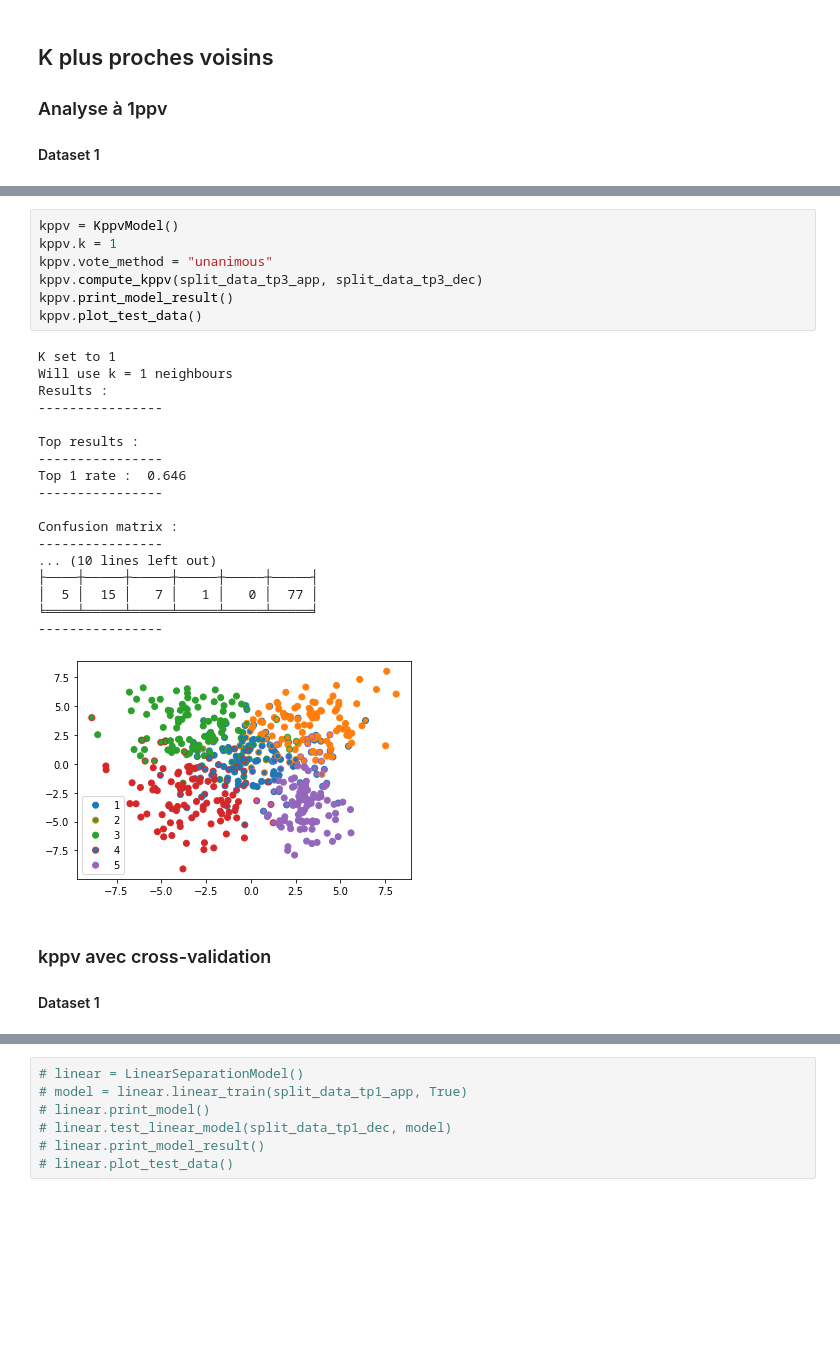
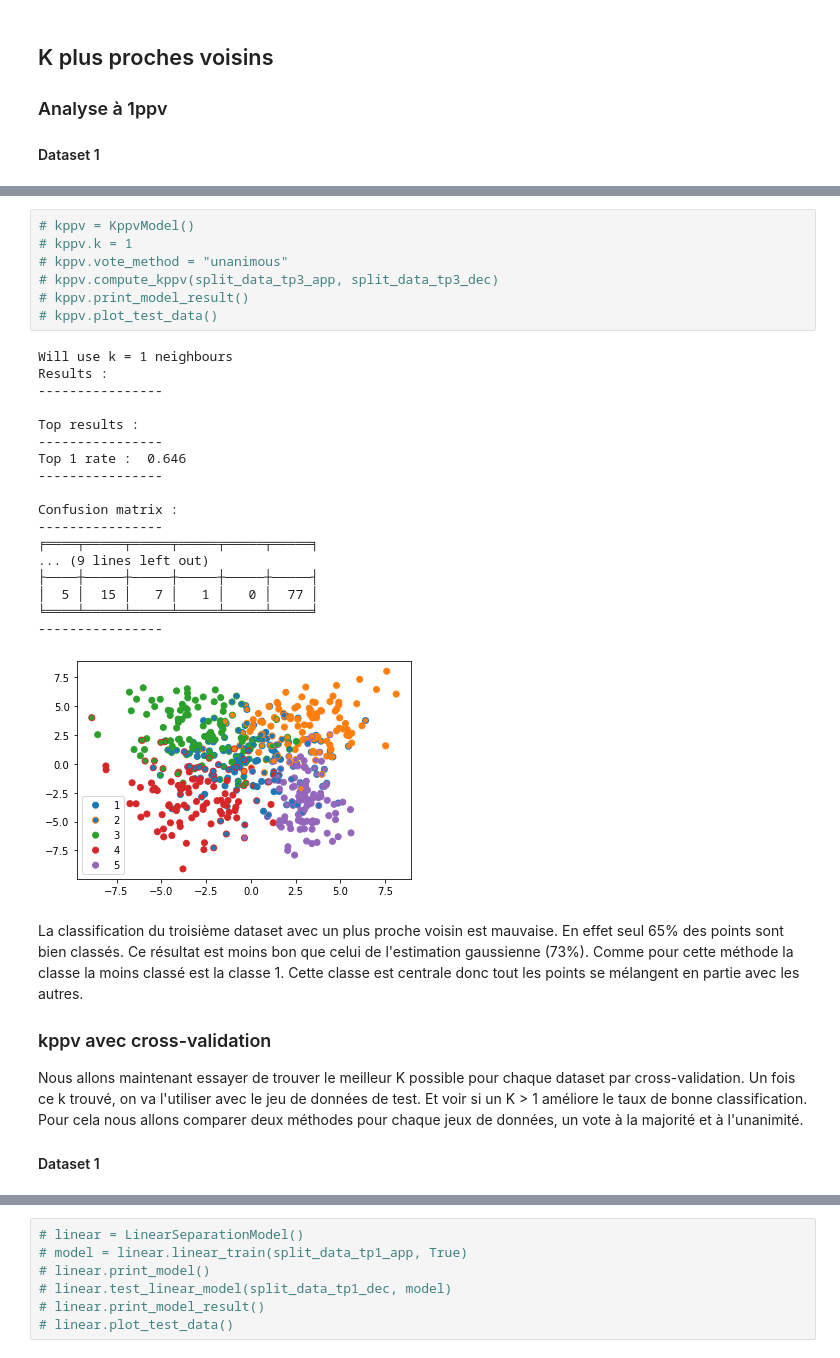
Before and after one commit to RudolphDev/machine_learning, a Jupyter notebook: analysis.ipynb, the cells around one changed output, grey strips where cells are left out. Saved outputs shown, nothing was run; the diff lists cells and outputs as text; blank space fills up the shorter version.

```diff
--- a/analysis.ipynb
+++ b/analysis.ipynb
@@ -356,31 +227,35 @@ Confusion matrix :
 # %%
-kppv = KppvModel()
-kppv.k = 1
-kppv.vote_method = "unanimous"
-kppv.compute_kppv(split_data_tp3_app, split_data_tp3_dec)
-kppv.print_model_result()
-kppv.plot_test_data()
+# kppv = KppvModel()
+# kppv.k = 1
+# kppv.vote_method = "unanimous"
+# kppv.compute_kppv(split_data_tp3_app, split_data_tp3_dec)
+# kppv.print_model_result()
+# kppv.plot_test_data()
 # %% [output]
-K set to 1
 Will use k = 1 neighbours
 Results :
 ----------------
 
 Top results :
 ----------------
 Top 1 rate :  0.646
 ----------------
 
 Confusion matrix :
 ----------------
-... (10 lines left out)
+╒════╤═════╤═════╤═════╤═════╤═════╕
+... (9 lines left out)
 ├────┼─────┼─────┼─────┼─────┼─────┤
 │  5 │  15 │   7 │   1 │   0 │  77 │
 ╘════╧═════╧═════╧═════╧═════╧═════╛
 ----------------
-[figure, old version]
+[figure, new version]
-# %% [markdown]
-### kppv avec cross-validation
-
-#### Dataset 1
+# %% [markdown]
+La classification du troisième dataset avec un plus proche voisin est mauvaise. En effet seul 65% des points sont bien classés. Ce résultat est moins bon que celui de l'estimation gaussienne (73%). Comme pour cette méthode la classe la moins classé est la classe 1. Cette classe est centrale donc tout les points se mélangent en partie avec les autres.
+
+### kppv avec cross-validation
+
+Nous allons maintenant essayer de trouver le meilleur K possible pour chaque dataset par cross-validation. Un fois ce k trouvé, on va l'utiliser avec le jeu de données de test. Et voir si un K > 1 améliore le taux de bonne classification. Pour cela nous allons comparer deux méthodes pour chaque jeux de données, un vote à la majorité et à l'unanimité.
+
+#### Dataset 1
 # %%
```
Also changed, not shown: parts of 29 cells of this notebook, 2 other files.
